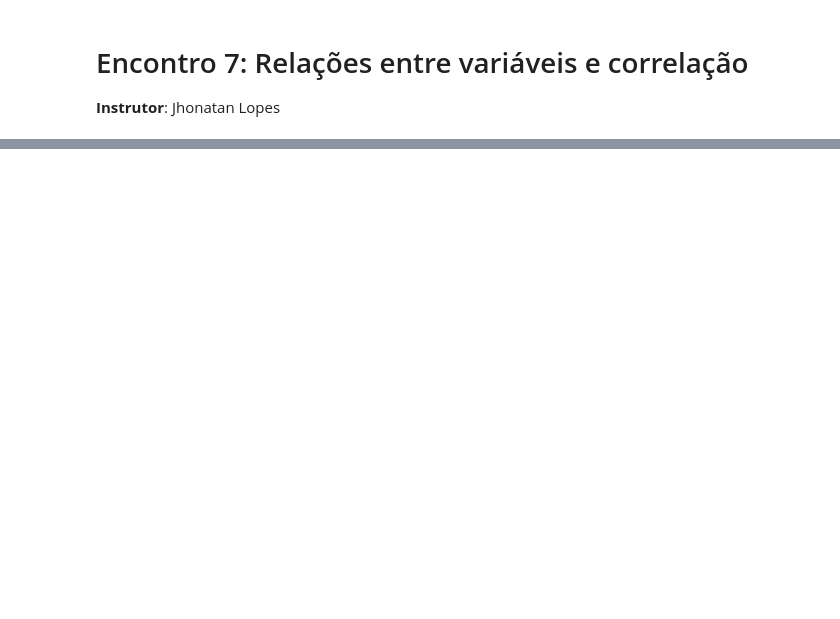
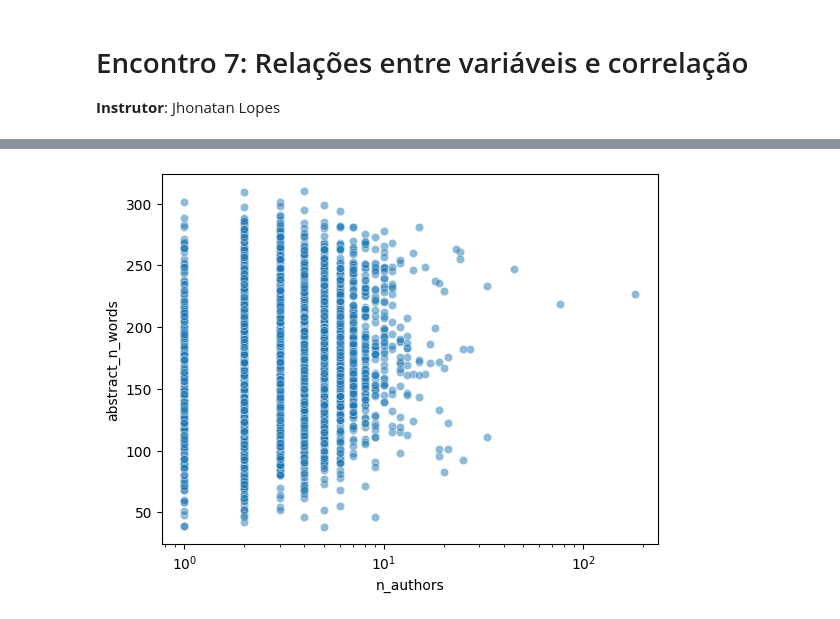
Before and after one commit to jhlopesalves/eda_humanidades, a Jupyter notebook: encontro_7/enc_7.ipynb, the cells around one changed output, grey strips where cells are left out. Saved outputs shown, nothing was run; the diff lists cells and outputs as text; code cells hidden in the pictures; blank space fills up the shorter version.

```diff
--- a/encontro_7/enc_7.ipynb
+++ b/encontro_7/enc_7.ipynb
@@ -23,0 +269,16 @@ arxiv_df = pd.read_csv(
+# %%
+ax = sns.scatterplot(
+    data=arxiv_df,
+    x="n_authors",
+    y="abstract_n_words",
+    alpha=0.5,
+)
+
+ax.set_xscale(
+    "log",
+    base=10,
+)
+
+plt.show()
+# %% [output]
+[figure, added]
```
Also changed, not shown: parts of 21 cells of this notebook.
